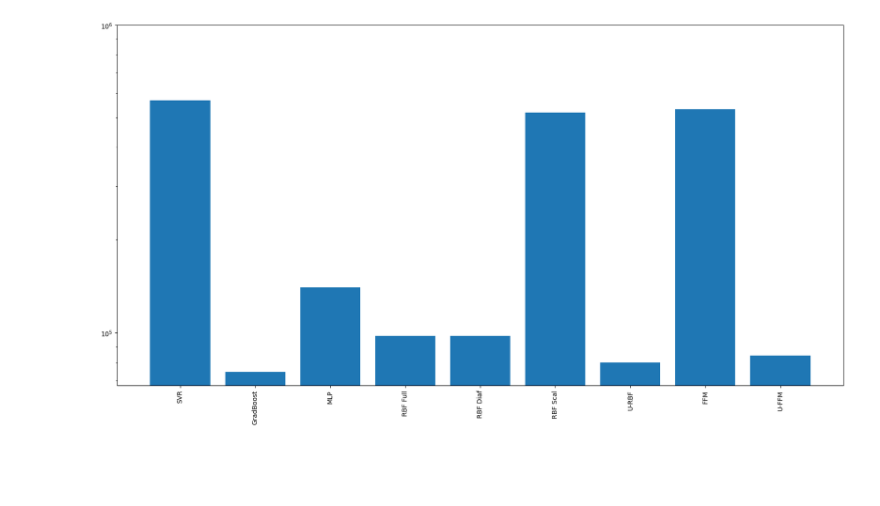
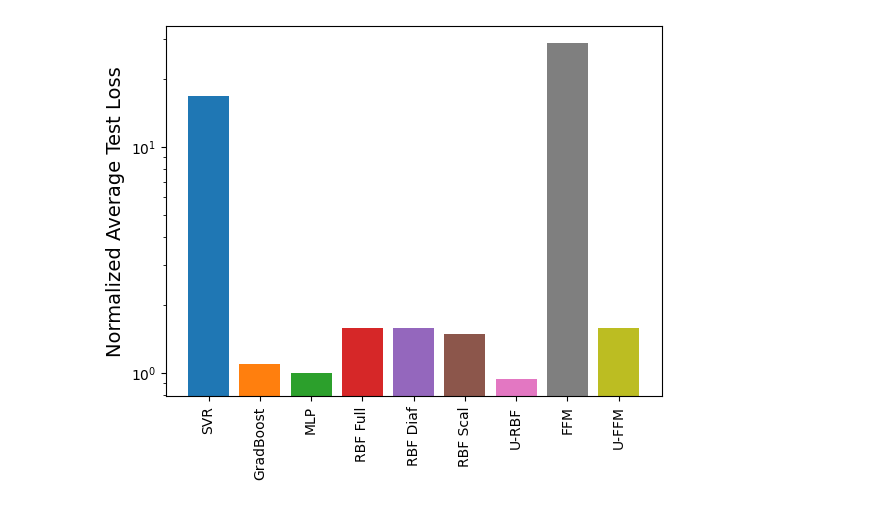
Before and after one commit to dajojo/urbf, a Jupyter notebook: experiments/17_incremental_rbf_full_dataset_regression/analyze/analysis.ipynb, the cells around one changed output. Cells and saved outputs as stored; diff of their text form; code cells hidden in the pictures; blank space fills up the shorter version.

```diff
--- a/experiments/17_incremental_rbf_full_dataset_regression/analyze/analysis.ipynb
+++ b/experiments/17_incremental_rbf_full_dataset_regression/analyze/analysis.ipynb
@@ -285,10 +249,0 @@ housing          0.186774          0.173735  0.204241
-# %%
-condensed_experiments_df = pd.DataFrame()
-## iterate over the condensed method names and pick the min test loss for the corresponding methods
-for condensed_method in condensed_method_names:
-    condensed_experiments_df[condensed_method] = experiments_df[[method for method in method_names if method.startswith(condensed_method)]].min(axis=1)
-
-## set all None to nan
-condensed_experiments_df = condensed_experiments_df.replace({None: np.nan})
-
-condensed_experiments_df
@@ -335,41 +544,49 @@ plt.show()
 
 normalized_experiments_df = condensed_experiments_df.copy()
 
-for dataset in normalized_experiments_df.index:
-    mlp_result = normalized_experiments_df.loc[dataset, "mlp"]
-    #normalized_experiments_df.loc[dataset] = normalized_experiments_df.loc[dataset] / mlp_result
+for dataset_folder in normalized_experiments_df.index:
+    mlp_result = normalized_experiments_df.loc[dataset_folder, "mlp"]
+    normalized_experiments_df.loc[dataset_folder] = normalized_experiments_df.loc[dataset_folder] / mlp_result
 # %%
 ### calculate an average across all datasets for each method and visualize the results
 
 average_across_datasets = normalized_experiments_df.mean(axis=0)
 
 
 method_renaming = {
     "svr": "SVR",
     #"pls": "PLS",
     "gradboost": "GradBoost",
     "mlp": "MLP",
     "rbf_full": "RBF Full",
     "rbf_diag": "RBF Diaf",
     "rbf_scal": "RBF Scal",
     "rbf_univ": "U-RBF",
     "ffn": "FFM",
     "uffn": "U-FFM",
 }
 
 ## rename the methods and exclude methods whose names are not in the method_renaming dict
 
 average_across_datasets = average_across_datasets[average_across_datasets.index.isin(method_renaming.keys())]
 average_across_datasets = average_across_datasets.rename(index=method_renaming)
 
+## color the bars
 
-plt.figure(figsize=(20,10))
-plt.bar(average_across_datasets.index, average_across_datasets)
+colors = ["#1f77b4", "#ff7f0e", "#2ca02c", "#d62728", "#9467bd", "#8c564b", "#e377c2", "#7f7f7f", "#bcbd22", "#17becf"]
+
+#plt.figure(figsize=(20,10))
+plt.bar(average_across_datasets.index, average_across_datasets, color=colors)
 plt.xticks(rotation=90)
+plt.ylabel("Normalized Average Test Loss",fontsize=14)
+plt.yscale("log")
+plt.ylim(bottom=0)
 
-plt.yscale("log")
-plt.ylim(0, 10e5)
+plt.savefig("../../../assets/full_dataset_results.pdf", format="pdf", bbox_inches='tight')
+
+
+
 
 plt.show()
 # %% [output]
-[figure, old version]
+[figure, new version]
```
Also changed, not shown: parts of 11 cells of this notebook, 23 other files.
